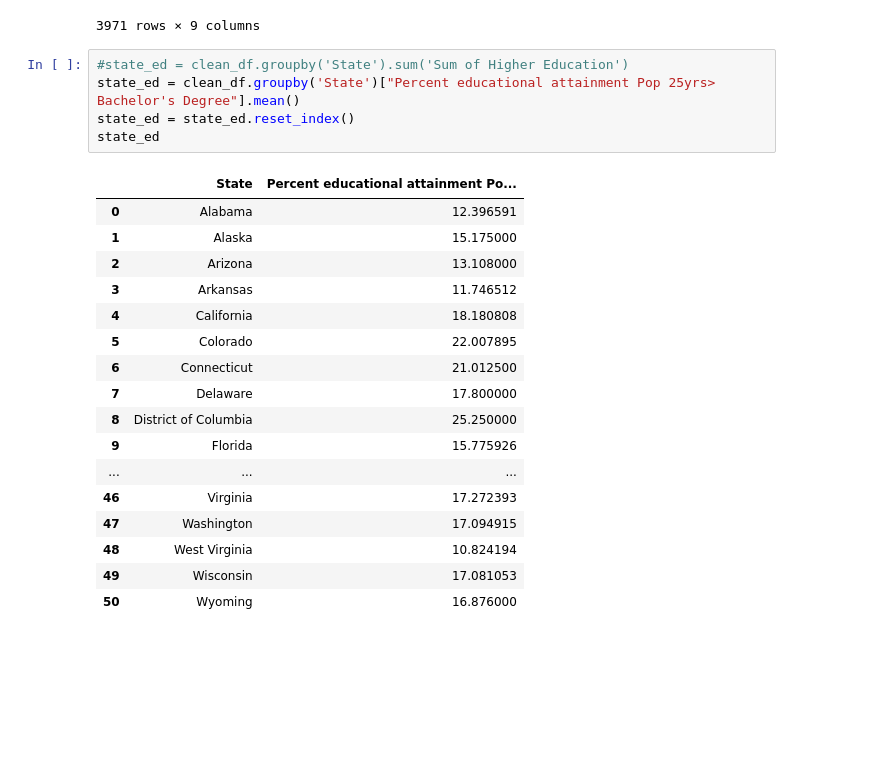
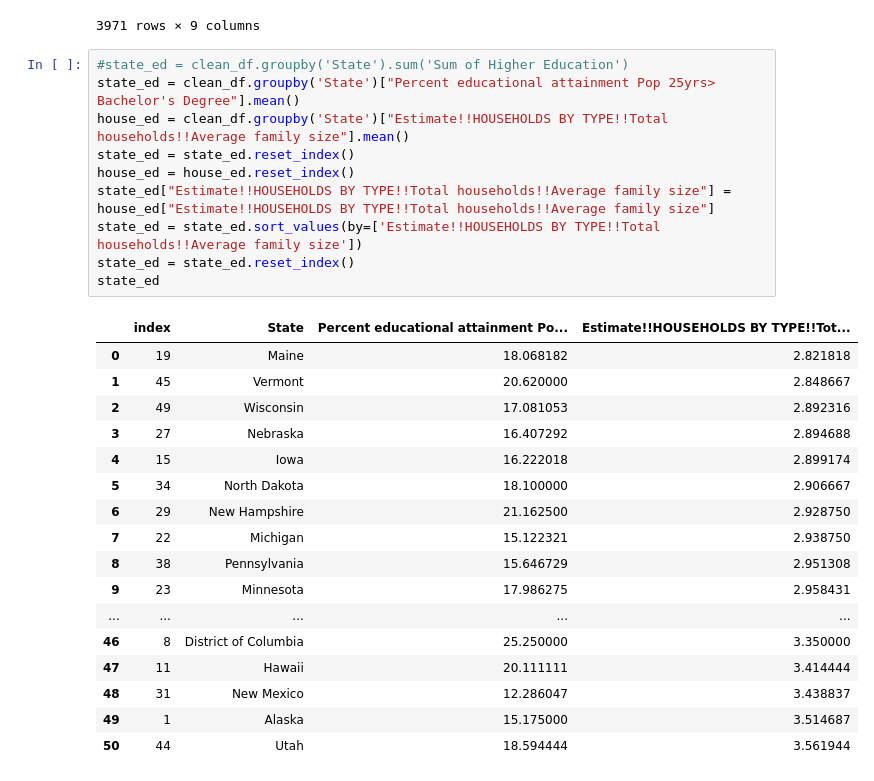
Before and after one commit to safetyh546/TeamDingo, a Jupyter notebook: educationlevel.ipynb, the cells around one changed output. Saved outputs shown, nothing was run; the diff lists cells and outputs as text; blank space fills up the shorter version.

```diff
--- a/educationlevel.ipynb
+++ b/educationlevel.ipynb
@@ -121,26 +121,31 @@ clean_df
 # %%
 #state_ed = clean_df.groupby('State').sum('Sum of Higher Education')
 state_ed = clean_df.groupby('State')["Percent educational attainment Pop 25yrs> Bachelor's Degree"].mean()
+house_ed = clean_df.groupby('State')["Estimate!!HOUSEHOLDS BY TYPE!!Total households!!Average family size"].mean()
+state_ed = state_ed.reset_index()
+house_ed = house_ed.reset_index()
+state_ed["Estimate!!HOUSEHOLDS BY TYPE!!Total households!!Average family size"] = house_ed["Estimate!!HOUSEHOLDS BY TYPE!!Total households!!Average family size"]
+state_ed = state_ed.sort_values(by=['Estimate!!HOUSEHOLDS BY TYPE!!Total households!!Average family size'])
 state_ed = state_ed.reset_index()
 state_ed
 # %% [output]
-|  | State | Percent educational attainment Po... |
-| 0 | Alabama | 12.396591 |
-| 1 | Alaska | 15.175000 |
-| 2 | Arizona | 13.108000 |
-| 3 | Arkansas | 11.746512 |
-| 4 | California | 18.180808 |
-| 5 | Colorado | 22.007895 |
-| 6 | Connecticut | 21.012500 |
-| 7 | Delaware | 17.800000 |
-| 8 | District of Columbia | 25.250000 |
-| 9 | Florida | 15.775926 |
-| ... | ... | ... |
-| 46 | Virginia | 17.272393 |
-| 47 | Washington | 17.094915 |
-| 48 | West Virginia | 10.824194 |
-| 49 | Wisconsin | 17.081053 |
-| 50 | Wyoming | 16.876000 |
+|  | index | State | Percent educational attainment Po... | Estimate!!HOUSEHOLDS BY TYPE!!Tot... |
+| 0 | 19 | Maine | 18.068182 | 2.821818 |
+| 1 | 45 | Vermont | 20.620000 | 2.848667 |
+| 2 | 49 | Wisconsin | 17.081053 | 2.892316 |
+| 3 | 27 | Nebraska | 16.407292 | 2.894688 |
+| 4 | 15 | Iowa | 16.222018 | 2.899174 |
+| 5 | 34 | North Dakota | 18.100000 | 2.906667 |
+| 6 | 29 | New Hampshire | 21.162500 | 2.928750 |
+| 7 | 22 | Michigan | 15.122321 | 2.938750 |
+| 8 | 38 | Pennsylvania | 15.646729 | 2.951308 |
+| 9 | 23 | Minnesota | 17.986275 | 2.958431 |
+| ... | ... | ... | ... | ... |
+| 46 | 8 | District of Columbia | 25.250000 | 3.350000 |
+| 47 | 11 | Hawaii | 20.111111 | 3.414444 |
+| 48 | 31 | New Mexico | 12.286047 | 3.438837 |
+| 49 | 1 | Alaska | 15.175000 | 3.514687 |
+| 50 | 44 | Utah | 18.594444 | 3.561944 |
 # %%
 #State vs higher ed scatterplot
 x = state_ed["State"]
```
Also changed, not shown: parts of 4 cells of this notebook.
